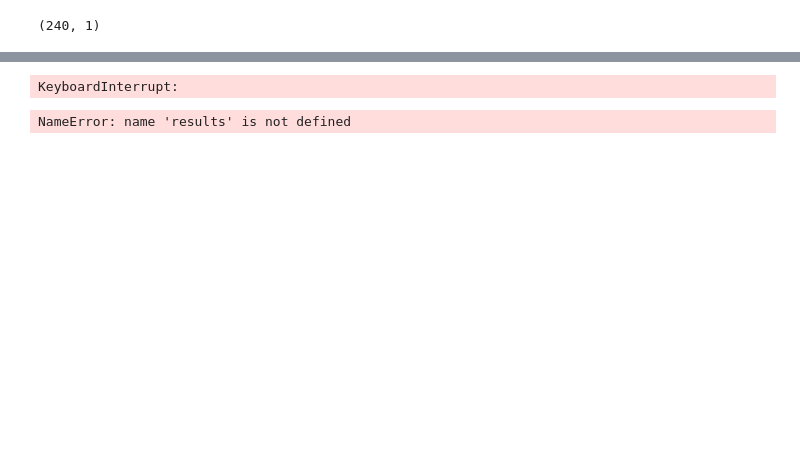
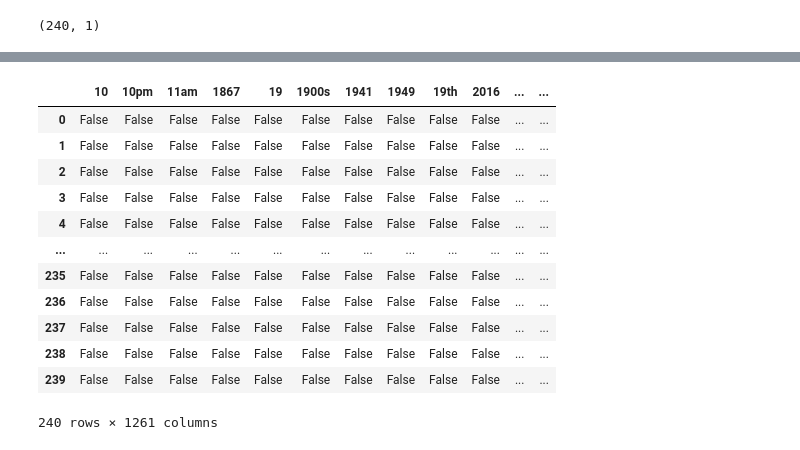
Before and after one commit to kai2128/DM_Assignment, a Jupyter notebook: Q4/q4.ipynb, the cells around one changed output, grey strips where cells are left out. Saved outputs shown, nothing was run; the diff lists cells and outputs as text; code cells hidden in the pictures; blank space fills up the shorter version.

```diff
--- a/Q4/q4.ipynb
+++ b/Q4/q4.ipynb
@@ -75,0 +43,9 @@ data.sample(5)
+# %%
+import re
+data['sentences'] = data['sentences'].apply(lambda x: x.lower())
+data['sentences'] = data['sentences'].apply(lambda x: re.sub(r'[^\w]', ',', x))
+data['sentences'] = data['sentences'].apply(lambda x: x.split(','))
+# %%
+# delete empty list
+data['sentences'] = data['sentences'].apply(lambda x: [str for str in x if str])
+data.sample(5)
@@ -93 +88,20 @@ Successfully installed apyori-1.1.2
+# %%
+te = TransactionEncoder()
+te_ary = te.fit(data['sentences']).transform(data['sentences'])
+df = pd.DataFrame(te_ary, columns=te.columns_)
+df
+# %% [output]
+|  | 10 | 10pm | 11am | 1867 | 19 | 1900s | 1941 | 1949 | 19th | 2016 | ... | ... |
+| 0 | False | False | False | False | False | False | False | False | False | False | ... | ... |
+| 1 | False | False | False | False | False | False | False | False | False | False | ... | ... |
+| 2 | False | False | False | False | False | False | False | False | False | False | ... | ... |
+| 3 | False | False | False | False | False | False | False | False | False | False | ... | ... |
+| 4 | False | False | False | False | False | False | False | False | False | False | ... | ... |
+| ... | ... | ... | ... | ... | ... | ... | ... | ... | ... | ... | ... | ... |
+| 235 | False | False | False | False | False | False | False | False | False | False | ... | ... |
+| 236 | False | False | False | False | False | False | False | False | False | False | ... | ... |
+| 237 | False | False | False | False | False | False | False | False | False | False | ... | ... |
+| 238 | False | False | False | False | False | False | False | False | False | False | ... | ... |
+| 239 | False | False | False | False | False | False | False | False | False | False | ... | ... |
+240 rows × 1261 columns
 # %%
@@ -95,10 +108,0 @@ from apyori import apriori
-# %%
-rules = apriori(data['sentences'], min_support=0.05, min_confidence=0.5, min_lift=2, min_length=2)
-results = list(rules)
-# %% [output]
-KeyboardInterrupt:
-# %%
-results = pd.DataFrame(results)
-results.sample(5)
-# %% [output]
-NameError: name 'results' is not defined
```
Also changed, not shown: parts of 15 cells of this notebook, 1 other file.
